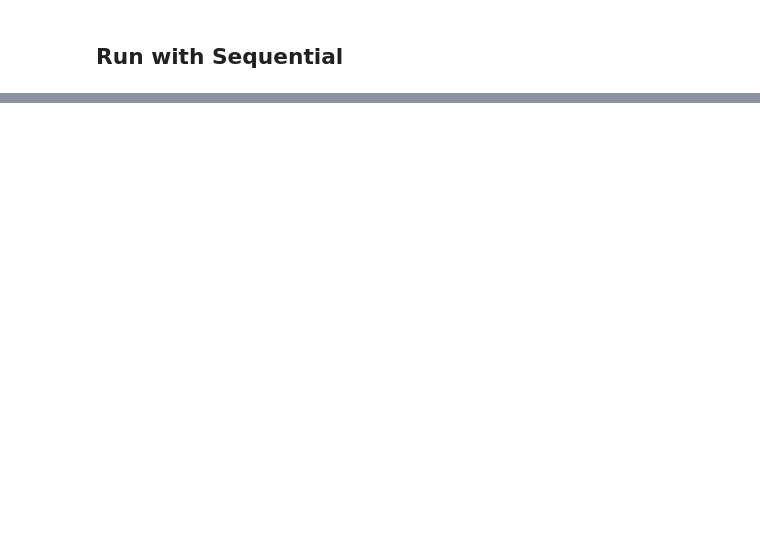
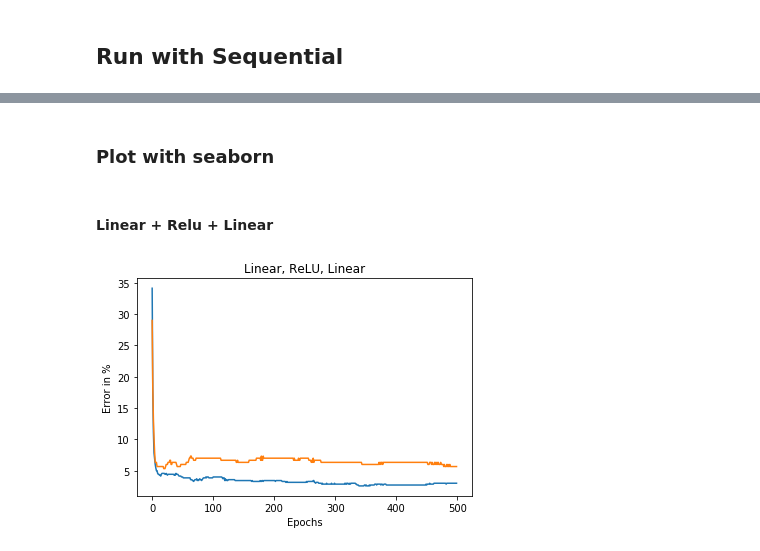
Before and after one commit to hbjornoy/deep-learning, a Jupyter notebook: project2/FB_project2.ipynb, the cells around one changed output, grey strips where cells are left out. Drawn from its saved outputs; the diff is of its cells as text; code cells hidden in the pictures; blank space fills up the shorter version.

Commit message:
working relu, optimised parameters

```diff
--- a/project2/FB_project2.ipynb
+++ b/project2/FB_project2.ipynb
@@ -97,20 +121,2 @@ plt.show()
 # %% [markdown]
 ## Test the training Linear Regression
-# %%
-# useful information
-nb_train_samples = train_inputs.size(0)
-nb_classes = 2  # We want 2 classes in the end
-input_dim = train_inputs.size(1)
-print("nb_train_samples: ", nb_train_samples)
-print("nb_classes: ", nb_classes)
-print("input_dim: ", input_dim)
-
-### Define model and optimizer
-model = HL.Linear_Tanh_model(input_dim=input_dim, output_dim=nb_classes) # Performs well on linear data
-#model = HL.Linear_regression_model(input_dim=input_dim, output_dim=nb_classes) # Performs well on linear data
-#model = HL.Linear_Relu_model(input_dim=input_dim, output_dim=nb_classes, hidden_width = 25)
-model = HL.Linear_TanhTanh_model(input_dim=input_dim, output_dim=nb_classes, hidden_width=25) # Performs well with circular data
-
-### Train model
-model, train_error_list, test_error_list = HL.train_model(train_inputs, train_targets, test_inputs, test_targets,
-                                                       model, learning_rate=0.001, epochs=300)
@@ -138,13 +130,21 @@ output_dim = 2
 ### Linear
 #model = HL.Sequential([HL.Linear(input_dim, output_dim)])
 
+
 ### Linear + Tanh
 #model = HL.Sequential([HL.Linear(input_dim, output_dim), HL.Tanh()])
 
 
 ### Linear + Tanh + Linear + Tanh
-model = HL.Sequential([HL.Linear(input_dim, hidden_width), HL.Tanh(), HL.Linear(hidden_width, output_dim), HL.Tanh()])
+#model = HL.Sequential([HL.Linear(input_dim, hidden_width), HL.Tanh(), HL.Linear(hidden_width, output_dim), HL.Tanh()])
+
+### Linear + Tanh + Linear
+#model = HL.Sequential([HL.Linear(input_dim, hidden_width), HL.Tanh(), HL.Linear(hidden_width, output_dim)])
+
+### Linear + Relu + Linear
+#model = HL.Sequential([HL.Linear(input_dim, hidden_width), HL.ReLu(), HL.Linear(hidden_width, output_dim)])
+
 
 ### Linear + Relu + Linear + Tanh
-#model = HL.Sequential([HL.Linear(input_dim, hidden_width), HL.ReLu(), HL.Linear(hidden_width, output_dim), HL.Tanh()])
+model = HL.Sequential([HL.Linear(input_dim, hidden_width), HL.ReLu(), HL.Linear(hidden_width, output_dim), HL.Tanh()])
 # %% [output]
@@ -157,4 +164,4 @@ module
 # %%
 model, train_error_list, test_error_list = HL.train_model(train_inputs, train_targets, test_inputs, test_targets,
-                                                       model, learning_rate=0.001, epochs=300)
+                                                    model, learning_rate = 0.001, epochs=500)
 # %% [output]
@@ -170,0 +188,2 @@ model, train_error_list, test_error_list = HL.train_model(train_inputs, train_ta
+# %% [markdown]
+### Plot with seaborn
@@ -170,0 +193,14 @@ model, train_error_list, test_error_list = HL.train_model(train_inputs, train_ta
+# %% [markdown]
+#### Linear + Relu + Linear
+# %%
+# learning_rate = 0.001
+fig = plt.figure()
+ax = fig.add_subplot(111)
+ax.set_title('Linear, ReLU, Linear')
+plt.plot(train_error_list)
+plt.plot(test_error_list)
+ax.set_xlabel('Epochs')
+ax.set_ylabel('Error in %')
+plt.show()
+# %% [output]
+[figure, added]
```
Also changed, not shown: parts of 17 cells of this notebook, 1 other file.
